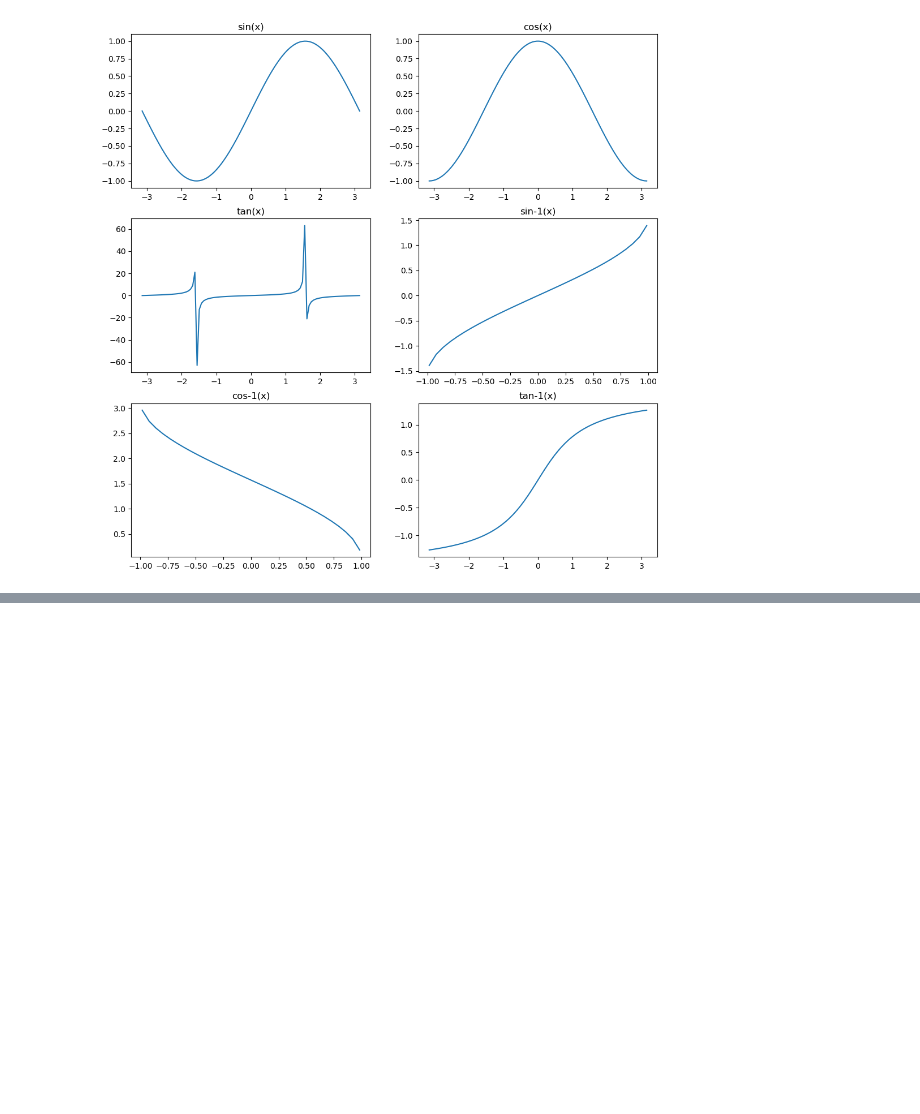
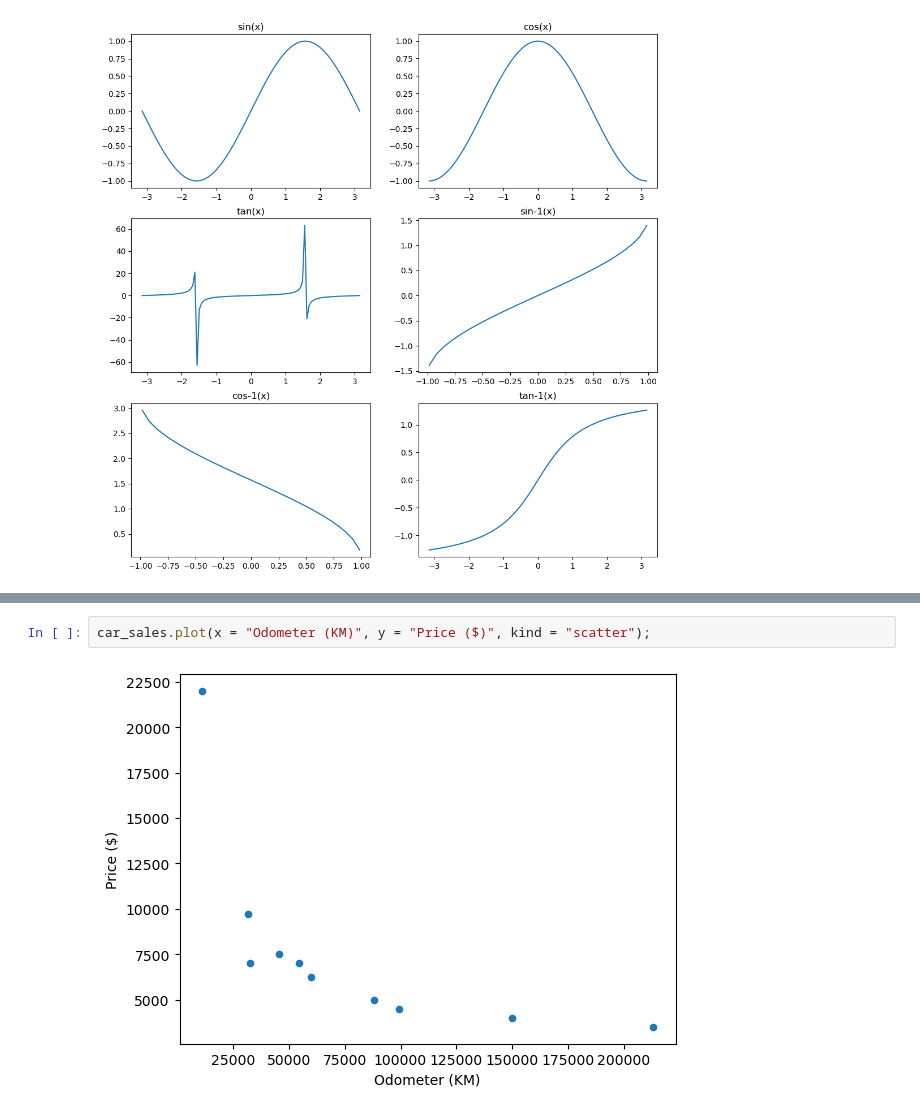
Before and after one commit to ShubhamKNIT/learn-ml, a Jupyter notebook: notebooks/introduction-to-matplotlib.ipynb, the cells around one changed output, grey strips where cells are left out. Cells and saved outputs as stored; diff of their text form; blank space fills up the shorter version.

```diff
--- a/notebooks/introduction-to-matplotlib.ipynb
+++ b/notebooks/introduction-to-matplotlib.ipynb
@@ -224,0 +353,4 @@ ax[1, 1].hist(np.random.randn(1000));
+# %%
+car_sales.plot(x = "Odometer (KM)", y = "Price ($)", kind = "scatter");
+# %% [output]
+[figure, added]
```
Also changed, not shown: parts of 59 cells of this notebook, 1 other file.
